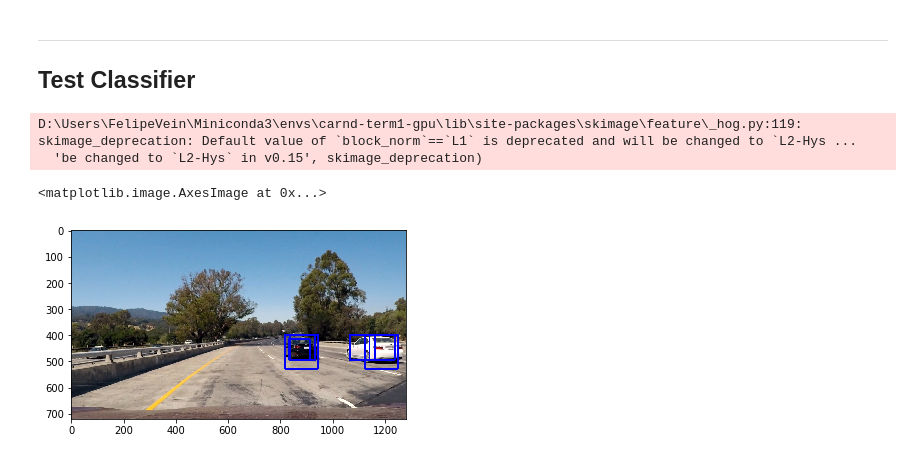
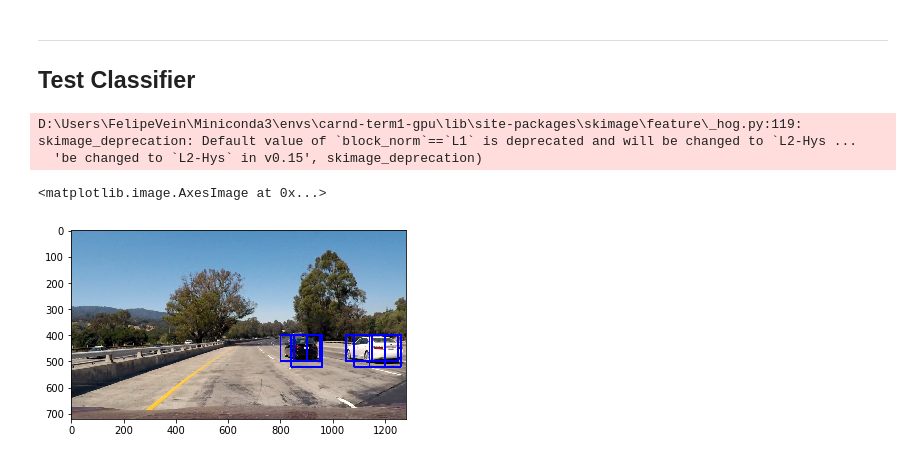
Before and after one commit to FelipeVein/USDC_Projeto5, a Jupyter notebook: Python.ipynb, the cells around one changed output. Drawn from its saved outputs; the diff is of its cells as text; code cells hidden in the pictures.

```diff
--- a/Python.ipynb
+++ b/Python.ipynb
@@ -347,7 +347,7 @@ For these 10 labels:  [ 0.  1.  0.  0.  1.  0.  0.  1.  0.  0.]
 # %%
 
 
-def get_hot_boxes (image):
+def get_cars (image):
     """Applies sliding windows to images
     and finds hot windows. Also returns image with all hot boxes are drawn
     Args:
@@ -362,25 +362,25 @@ def get_hot_boxes (image):
     sw_x_limits = [
     [None, None],
     [None, None],
-    [None, None]
+    [40, image.shape[0] - 40]
     ]
 
     sw_y_limits = [
     [400, 640],
-    [400, 640],
-    [350, 640]
+    [400, 600],
+    [350, 600]
     ]
 
     sw_window_size = [
-    (128, 128),
-    (96, 96),
+    (120, 120),
+    (100, 100),
     (80, 80)
     ]
 
     sw_overlap = [
     (0.5, 0.5),
     (0.5, 0.5),
-    (0.5, 0.5)
+    (0.4, 0.4)
     ]
 
     for x_limits, y_limits, window_size, overlap in zip (sw_x_limits, sw_y_limits, sw_window_size, sw_overlap):
@@ -506,94 +506,35 @@ def search_windows(img, windows, clf, scaler, color_space='RGB',
     #8) Return windows for positive detections
     return on_windows
 
-def get_hot_boxes (image):
-    """Applies sliding windows to images
-    and finds hot windows. Also returns image with all hot boxes are drawn
-    Args:
-        image (numpy.array): image
-    Returns:
-        hot_windows(list), image_with_hot_windows_drawn(numpy.array)
-    """
-
-    dst = np.copy (image)
-    all_hot_windows = []
-
-    sw_x_limits = [
-    [None, None],
-    [None, None],
-    [None, None]
-    ]
-
-    sw_y_limits = [
-    [400, 640],
-    [400, 640],
-    [350, 640]
-    ]
-
-    sw_window_size = [
-    (128, 128),
-    (96, 96),
-    (80, 80)
-    ]
-
-    sw_overlap = [
-    (0.2, 0.2),
-    (0.2, 0.2),
-    (0.2, 0.2)
-    ]
-
-    for x_limits, y_limits, window_size, overlap in zip (sw_x_limits, sw_y_limits, sw_window_size, sw_overlap):
-
-        windows = slide_window(
-            dst,
-            x_start_stop=x_limits,
-            y_start_stop=y_limits,
-            xy_window=window_size,
-            xy_overlap=overlap
-        )
-
-
-        hot_windows = search_windows(image, windows, svc, X_scaler, color_space=color_space,
-                            spatial_size=spatial_size, hist_bins=hist_bins,
-                            orient=orient, pix_per_cell=pix_per_cell,
-                            cell_per_block=cell_per_block,
-                            hog_channel=hog_channel, spatial_feat=spatial_feat,
-                            hist_feat=hist_feat, hog_feat=hog_feat)
-
-        all_hot_windows.extend (hot_windows)
-
-        dst = draw_boxes(dst, hot_windows, color=(0, 0, 1), thick=4)
-
-    return all_hot_windows, dst
 
 
 t=time.time()
 
 image = mpimg.imread('test_images/test1.jpg')
 draw_image = np.copy(image)
 
 # Uncomment the following line if you extracted training
 # data from .png images (scaled 0 to 1 by mpimg) and the
 # image you are searching is a .jpg (scaled 0 to 255)
 #image = image.astype(np.float32)/255
 
 windows = slide_window(image, x_start_stop=[None, None], y_start_stop=(400,640),
                     xy_window=(128, 128), xy_overlap=(0.2, 0.2))
 
 #hot_windows = search_windows(image, windows, svc, X_scaler, color_space=color_space,
 #                        spatial_size=spatial_size, hist_bins=hist_bins,
 #                        orient=orient, pix_per_cell=pix_per_cell,
 #                        cell_per_block=cell_per_block,
 #                        hog_channel=hog_channel, spatial_feat=spatial_feat,
 #                        hist_feat=hist_feat, hog_feat=hog_feat)
 
-hot_windows, _ = get_hot_boxes(image)
+hot_windows, _ = get_cars(image)
 
 window_img = draw_boxes(draw_image, hot_windows, color=(0, 0, 255), thick=6)
 
 plt.imshow(window_img)
 # %% [output]
 D:\Users\FelipeVein\Miniconda3\envs\carnd-term1-gpu\lib\site-packages\skimage\feature\_hog.py:119: skimage_deprecation: Default value of `block_norm`==`L1` is deprecated and will be changed to `L2-Hys ...
   'be changed to `L2-Hys` in v0.15', skimage_deprecation)
 <matplotlib.image.AxesImage at 0x...>
-[figure, old version]
+[figure, new version]
```
Also changed, not shown: parts of 10 cells of this notebook.
